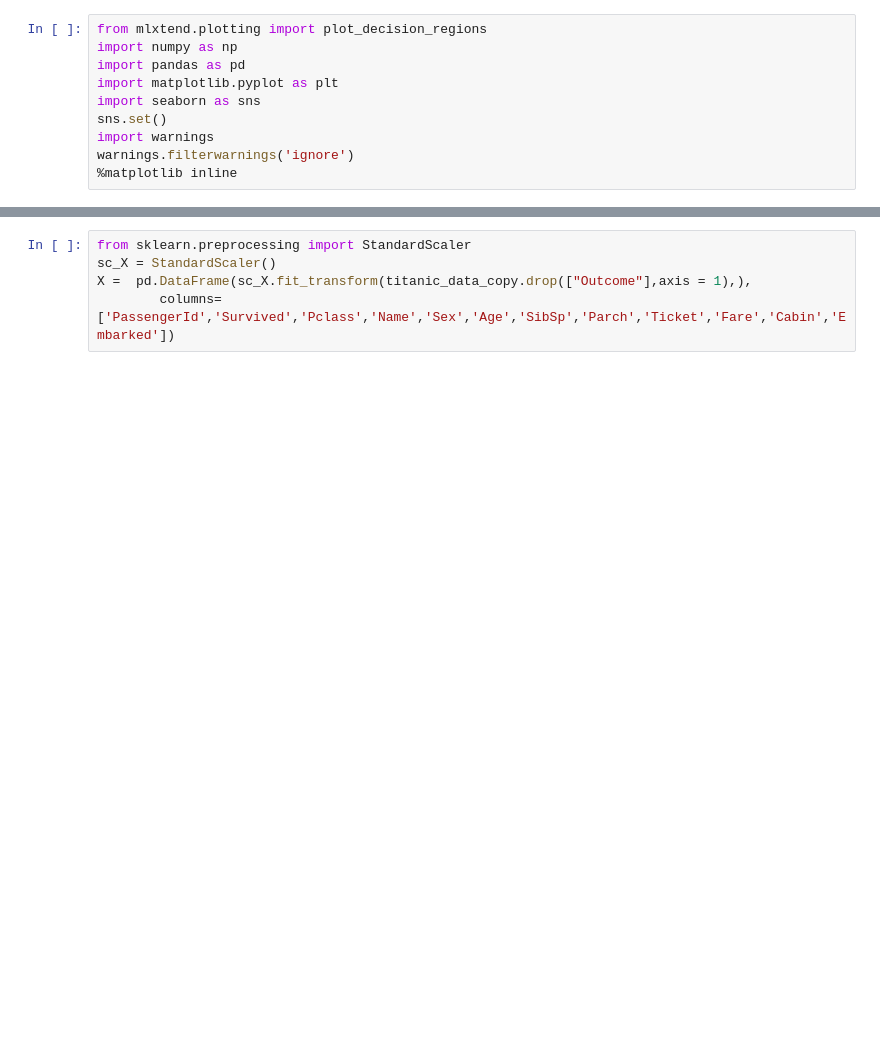
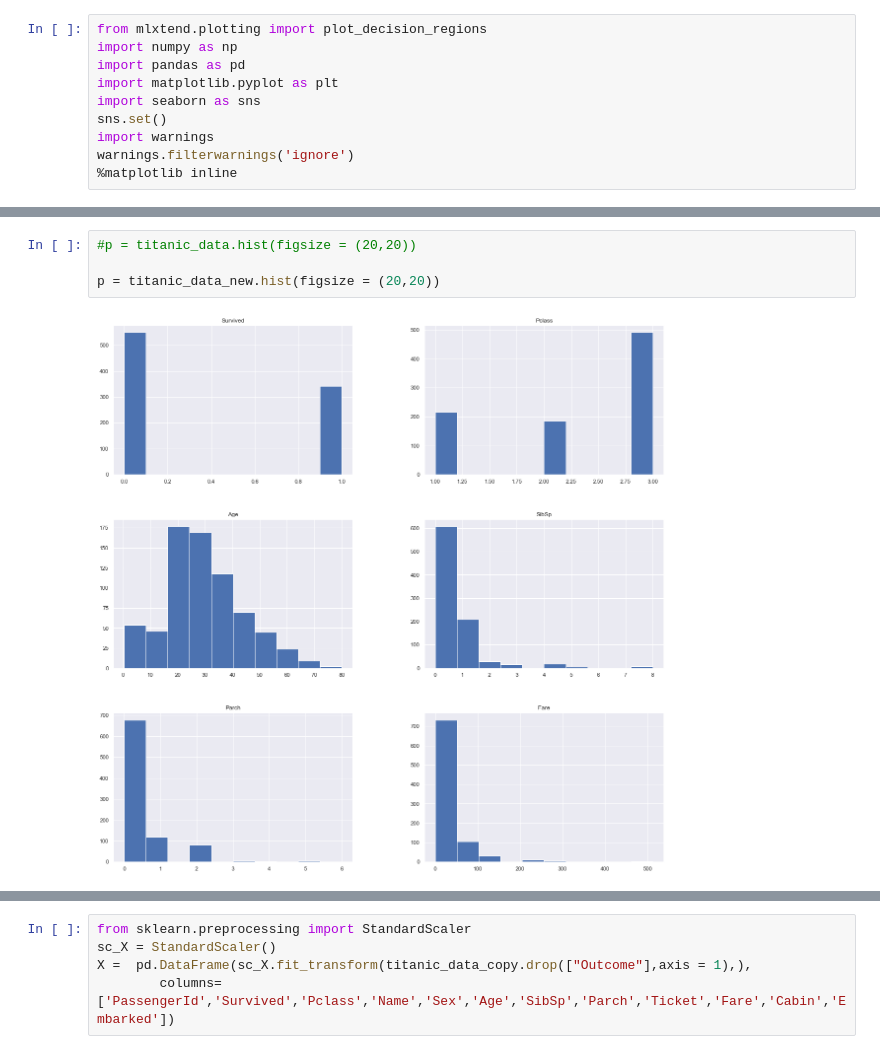
Before and after one commit to benpalay/TitanicSE, a Jupyter notebook: main.ipynb, the cells around one changed output, grey strips where cells are left out. Saved outputs shown, nothing was run; the diff lists cells and outputs as text; blank space fills up the shorter version.

```diff
--- a/main.ipynb
+++ b/main.ipynb
@@ -70,0 +82,6 @@ titanic_data.describe().T
+# %%
+#p = titanic_data.hist(figsize = (20,20))
+
+p = titanic_data_new.hist(figsize = (20,20))
+# %% [output]
+[figure, added]
```
Also changed, not shown: parts of 21 cells of this notebook.
